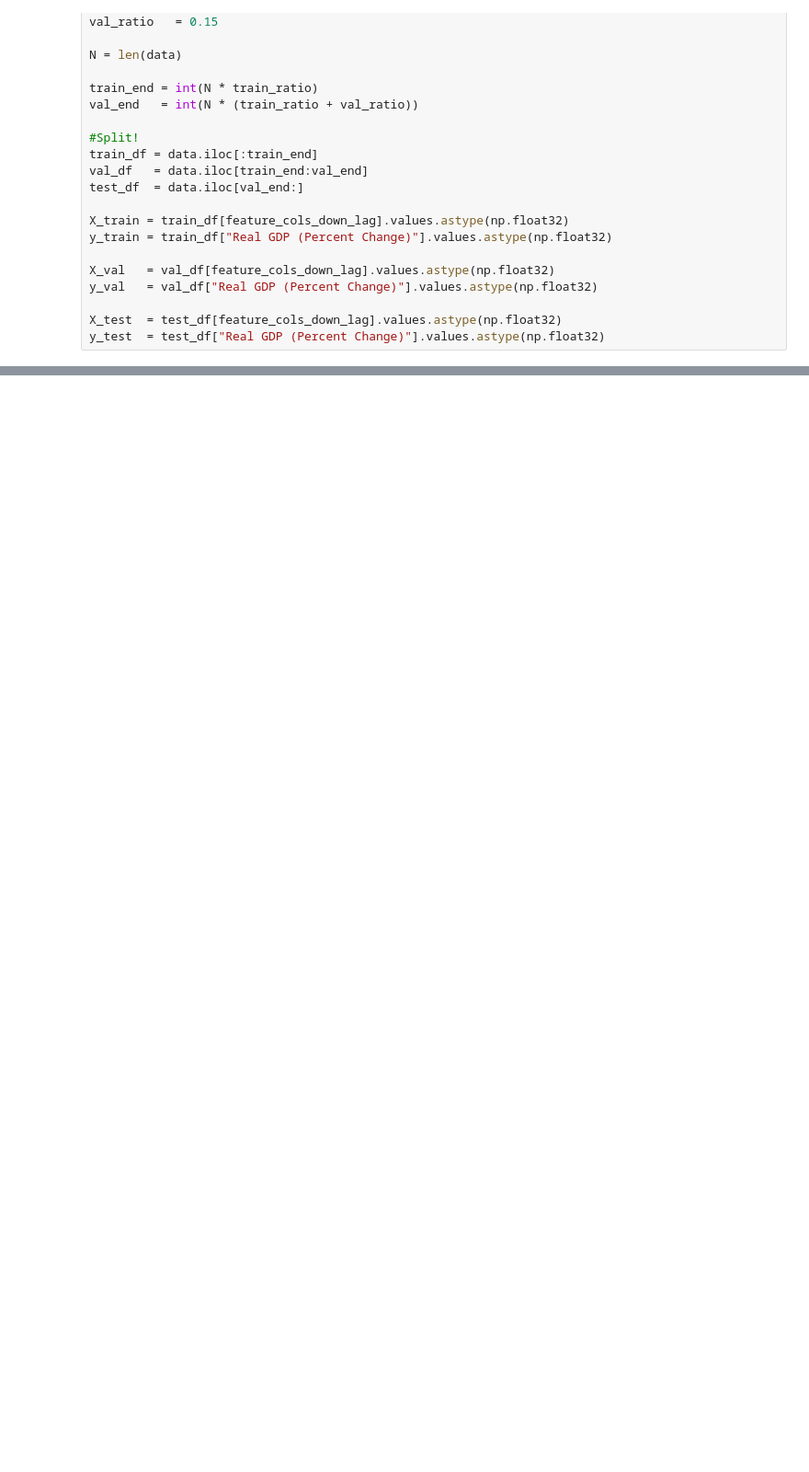
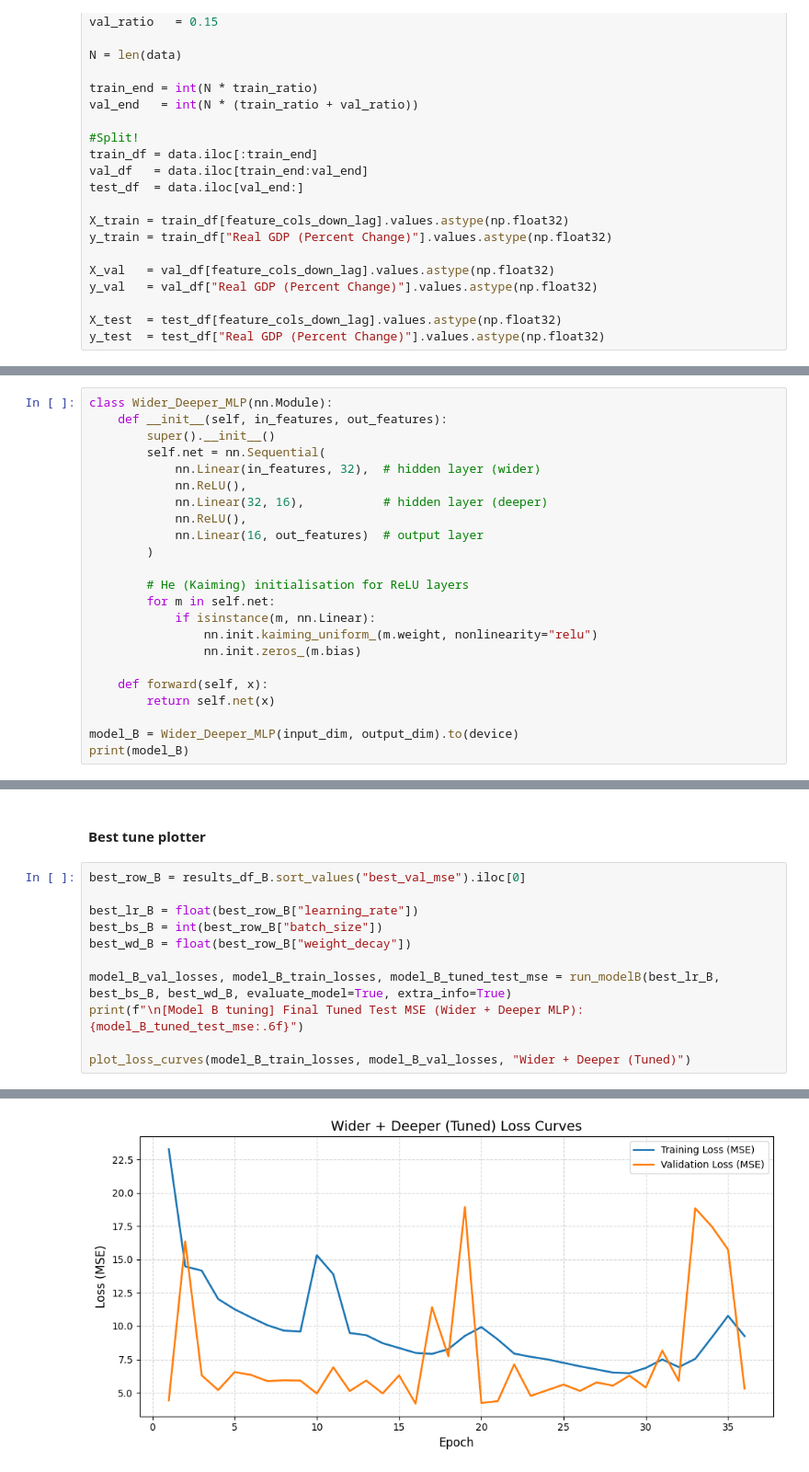
Before and after one commit to YukiSuter/ENG4200-AI4, a Jupyter notebook: ENG4200_CW3_2758934s.ipynb, the cells around one changed output, grey strips where cells are left out. Shown at 92% size. Drawn from its saved outputs; the diff is of its cells as text; blank space fills up the shorter version.

```diff
--- a/ENG4200_CW3_2758934s.ipynb
+++ b/ENG4200_CW3_2758934s.ipynb
@@ -146,0 +520,23 @@ test_loader  = DataLoader(test_dataset,  batch_size=batch_size, shuffle=False)
+# %%
+class Wider_Deeper_MLP(nn.Module):
+    def __init__(self, in_features, out_features):
+        super().__init__()
+        self.net = nn.Sequential(
+            nn.Linear(in_features, 32),  # hidden layer (wider)
+            nn.ReLU(),
+            nn.Linear(32, 16),           # hidden layer (deeper)
+            nn.ReLU(),
+            nn.Linear(16, out_features)  # output layer
+        )
+
+        # He (Kaiming) initialisation for ReLU layers
+        for m in self.net:
+            if isinstance(m, nn.Linear):
+                nn.init.kaiming_uniform_(m.weight, nonlinearity="relu")
+                nn.init.zeros_(m.bias)
+
+    def forward(self, x):
+        return self.net(x)
+
+model_B = Wider_Deeper_MLP(input_dim, output_dim).to(device)
+print(model_B)
@@ -146,0 +751,14 @@ test_loader  = DataLoader(test_dataset,  batch_size=batch_size, shuffle=False)
+# %% [markdown]
+#### Best tune plotter
+# %%
+best_row_B = results_df_B.sort_values("best_val_mse").iloc[0]
+
+best_lr_B = float(best_row_B["learning_rate"])
+best_bs_B = int(best_row_B["batch_size"])
+best_wd_B = float(best_row_B["weight_decay"])
+
+model_B_val_losses, model_B_train_losses, model_B_tuned_test_mse = run_modelB(best_lr_B, best_bs_B, best_wd_B, evaluate_model=True, extra_info=True)
+print(f"\n[Model B tuning] Final Tuned Test MSE (Wider + Deeper MLP): {model_B_tuned_test_mse:.6f}")
+
+plot_loss_curves(model_B_train_losses, model_B_val_losses, "Wider + Deeper (Tuned)")
+# %% [output]
@@ -146,0 +782 @@ test_loader  = DataLoader(test_dataset,  batch_size=batch_size, shuffle=False)
+[figure, added]
```
Also changed, not shown: parts of 52 cells of this notebook, 1 other file.
